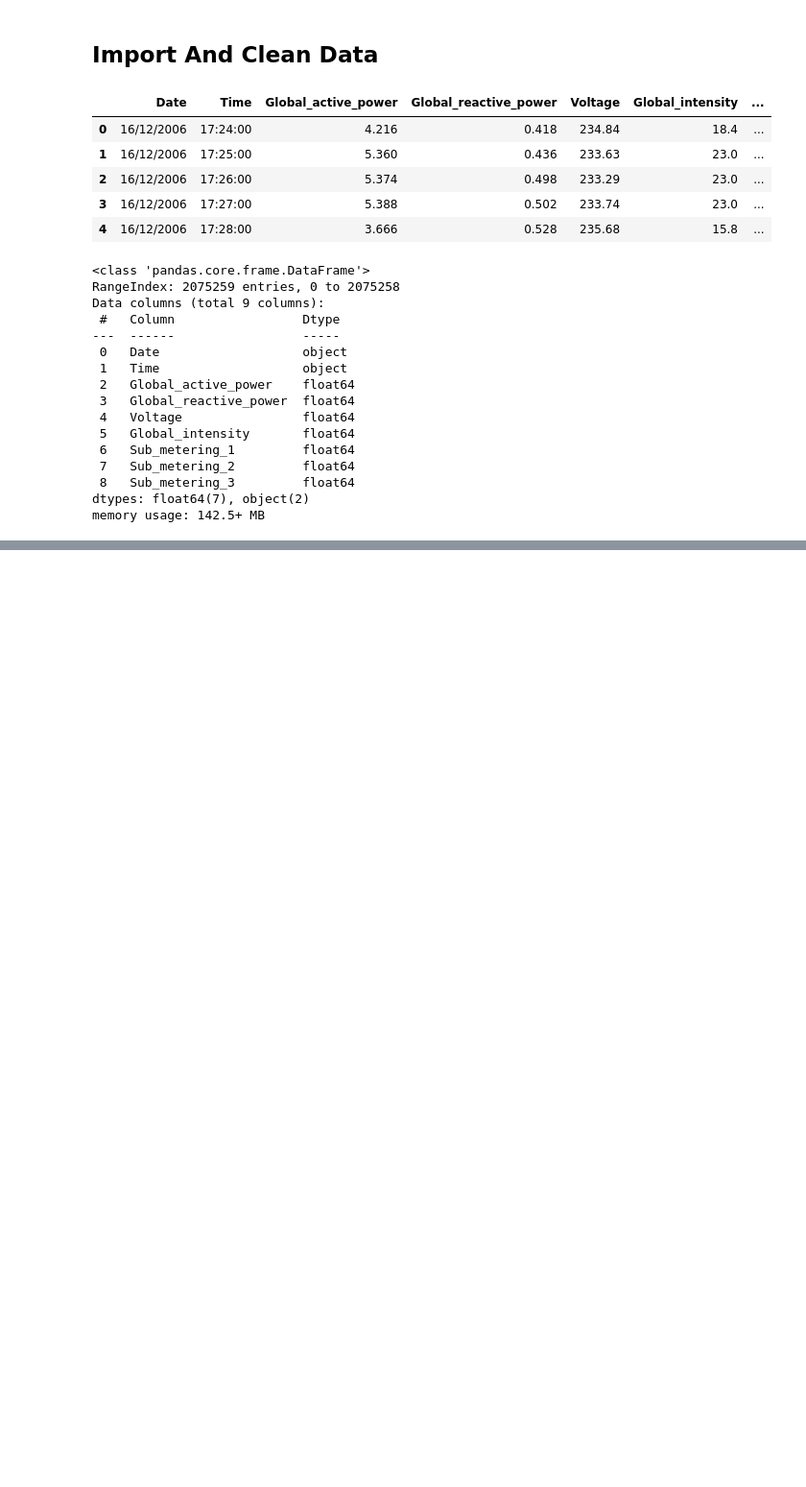
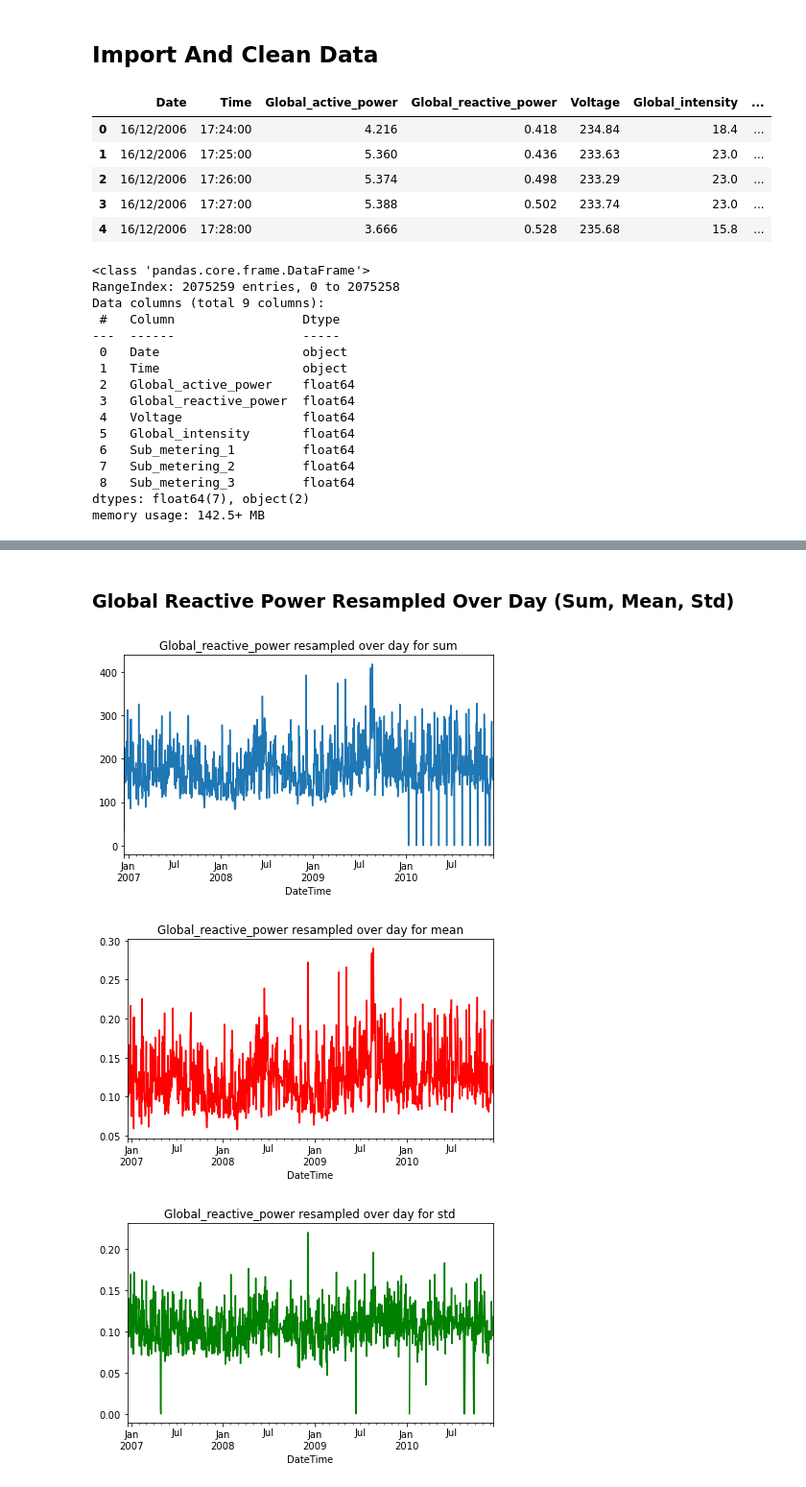
Before and after one commit to Ishika18/COMP_4949_BIG_DATA, a Jupyter notebook: assignments/A01211571_A3.ipynb, the cells around one changed output, grey strips where cells are left out. Shown at 96% size. Drawn from its saved outputs; the diff is of its cells as text; code cells hidden in the pictures; blank space fills up the shorter version.

```diff
--- a/assignments/A01211571_A3.ipynb
+++ b/assignments/A01211571_A3.ipynb
@@ -105,0 +201,19 @@ df = df.fillna(df.mean())
+# %% [markdown]
+### Global Reactive Power Resampled Over Day (Sum, Mean, Std)
+# %%
+df.Global_reactive_power.resample('D').sum().plot(title='Global_reactive_power resampled over day for sum')
+
+plt.tight_layout()
+plt.show()
+
+df.Global_reactive_power.resample('D').mean().plot(title='Global_reactive_power resampled over day for mean', color='red')
+plt.tight_layout()
+plt.show()
+
+df.Global_reactive_power.resample('D').std().plot(title='Global_reactive_power resampled over day for std', color='green')
+plt.tight_layout()
+plt.show()
+# %% [output]
+[figure, added]
+[figure, added]
+[figure, added]
```
Also changed, not shown: parts of 51 cells of this notebook, 14 other files.
